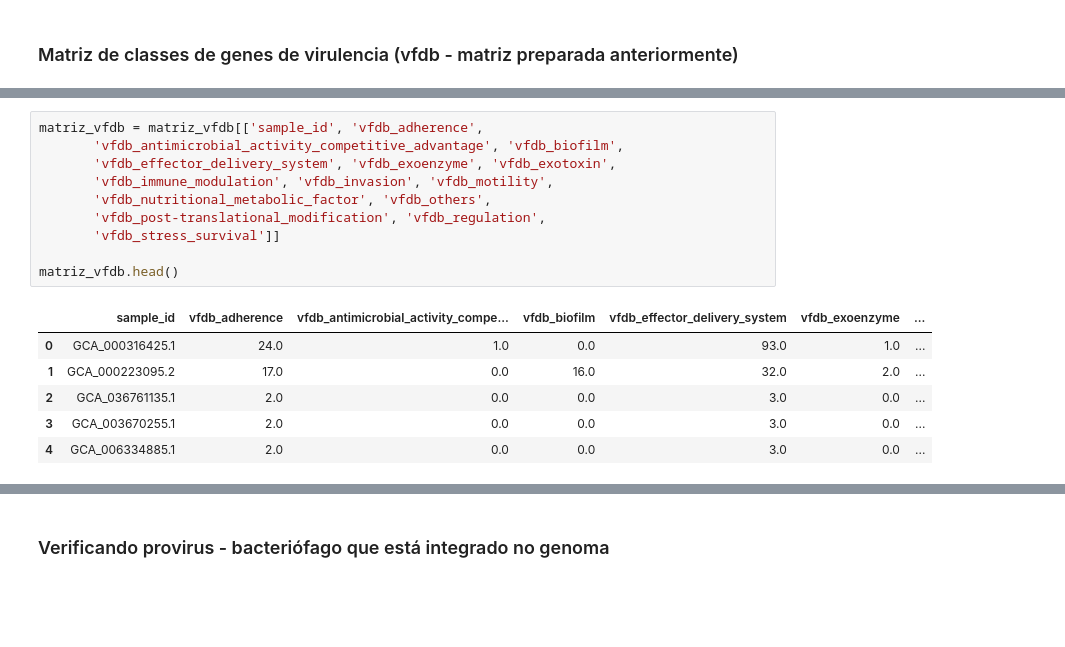
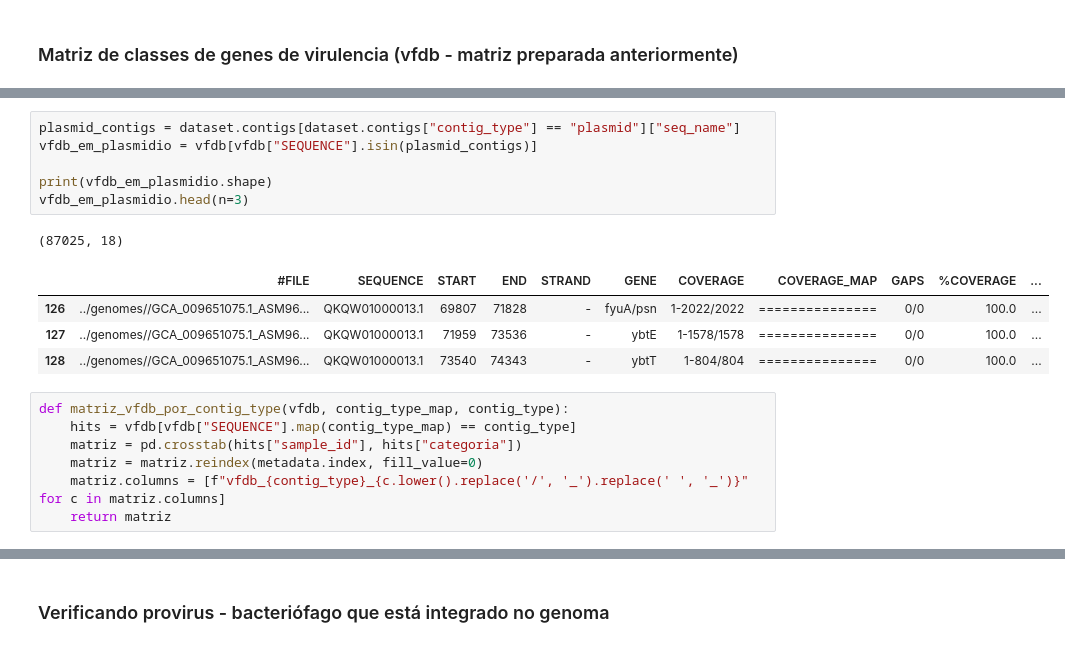
Before and after one commit to Rodrigo-Lusa/ml_isolados_brasileiros, a Jupyter notebook: notebooks/02_make_raw_features.ipynb, the cells around one changed output, grey strips where cells are left out. Cells and saved outputs as stored; diff of their text form; blank space fills up the shorter version.

```diff
--- a/notebooks/02_make_raw_features.ipynb
+++ b/notebooks/02_make_raw_features.ipynb
@@ -280,17 +287,19 @@ matriz_vfdb.head()
-# %%
-matriz_vfdb = matriz_vfdb[['sample_id', 'vfdb_adherence',
-       'vfdb_antimicrobial_activity_competitive_advantage', 'vfdb_biofilm',
-       'vfdb_effector_delivery_system', 'vfdb_exoenzyme', 'vfdb_exotoxin',
-       'vfdb_immune_modulation', 'vfdb_invasion', 'vfdb_motility',
-       'vfdb_nutritional_metabolic_factor', 'vfdb_others',
-       'vfdb_post-translational_modification', 'vfdb_regulation',
-       'vfdb_stress_survival']]
-
-matriz_vfdb.head()
-# %% [output]
-|  | sample_id | vfdb_adherence | vfdb_antimicrobial_activity_compe... | vfdb_biofilm | vfdb_effector_delivery_system | vfdb_exoenzyme | ... |
-| 0 | GCA_000316425.1 | 24.0 | 1.0 | 0.0 | 93.0 | 1.0 | ... |
-| 1 | GCA_000223095.2 | 17.0 | 0.0 | 16.0 | 32.0 | 2.0 | ... |
-| 2 | GCA_036761135.1 | 2.0 | 0.0 | 0.0 | 3.0 | 0.0 | ... |
-| 3 | GCA_003670255.1 | 2.0 | 0.0 | 0.0 | 3.0 | 0.0 | ... |
-| 4 | GCA_006334885.1 | 2.0 | 0.0 | 0.0 | 3.0 | 0.0 | ... |
+# %%
+plasmid_contigs = dataset.contigs[dataset.contigs["contig_type"] == "plasmid"]["seq_name"]
+vfdb_em_plasmidio = vfdb[vfdb["SEQUENCE"].isin(plasmid_contigs)]
+
+print(vfdb_em_plasmidio.shape)
+vfdb_em_plasmidio.head(n=3)
+# %% [output]
+(87025, 18)
+|  | #FILE | SEQUENCE | START | END | STRAND | GENE | COVERAGE | COVERAGE_MAP | GAPS | %COVERAGE | ... |
+| 126 | ../genomes//GCA_009651075.1_ASM96... | QKQW01000013.1 | 69807 | 71828 | - | fyuA/psn | 1-2022/2022 | =============== | 0/0 | 100.0 | ... |
+| 127 | ../genomes//GCA_009651075.1_ASM96... | QKQW01000013.1 | 71959 | 73536 | - | ybtE | 1-1578/1578 | =============== | 0/0 | 100.0 | ... |
+| 128 | ../genomes//GCA_009651075.1_ASM96... | QKQW01000013.1 | 73540 | 74343 | - | ybtT | 1-804/804 | =============== | 0/0 | 100.0 | ... |
+# %%
+def matriz_vfdb_por_contig_type(vfdb, contig_type_map, contig_type):
+    hits = vfdb[vfdb["SEQUENCE"].map(contig_type_map) == contig_type]
+    matriz = pd.crosstab(hits["sample_id"], hits["categoria"])
+    matriz = matriz.reindex(metadata.index, fill_value=0)
+    matriz.columns = [f"vfdb_{contig_type}_{c.lower().replace('/', '_').replace(' ', '_')}" for c in matriz.columns]
+    return matriz
```
Also changed, not shown: parts of 16 cells of this notebook, 1 other file.
